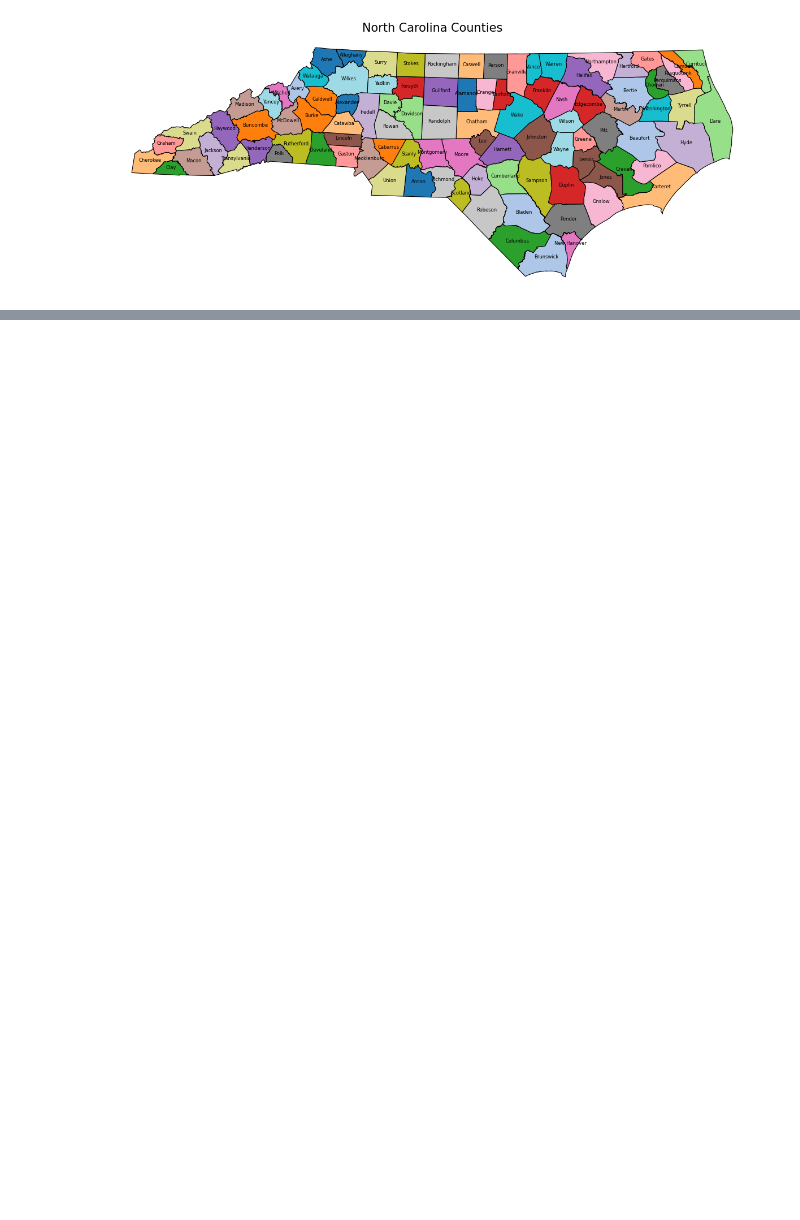
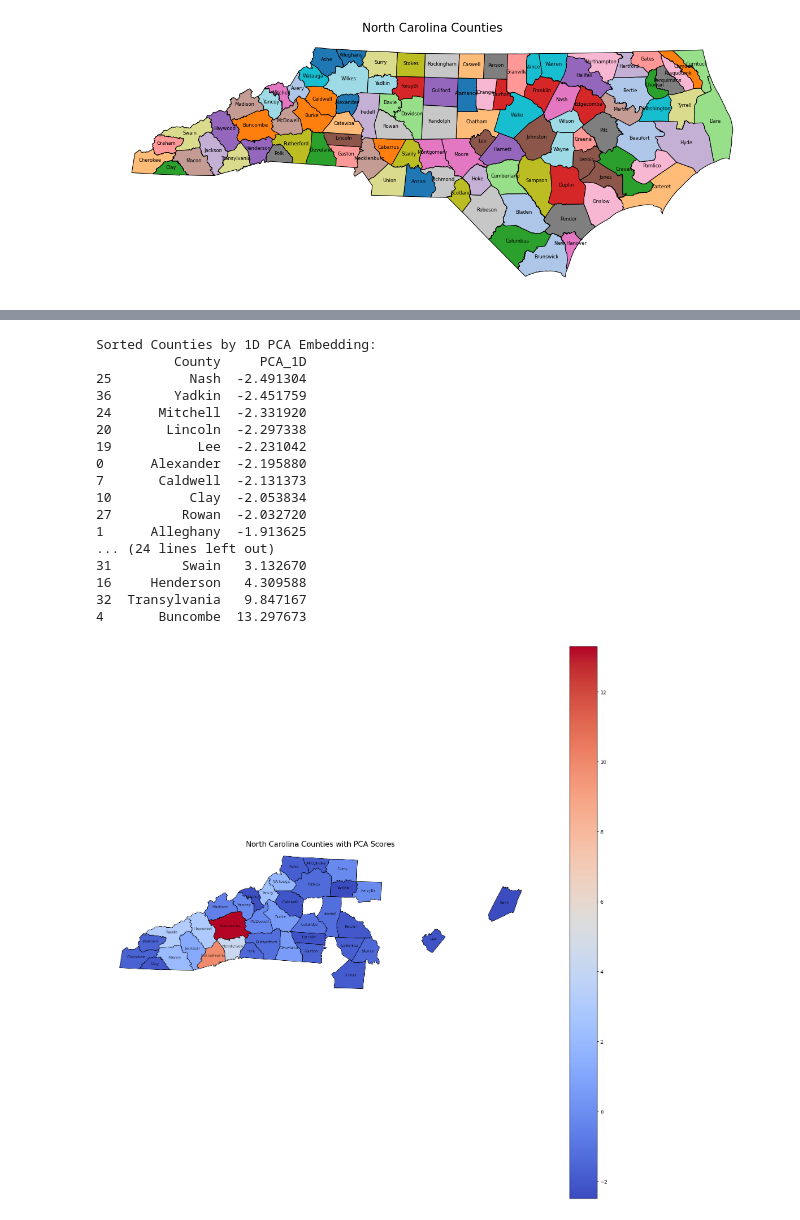
Before and after one commit to zakk-h/NCTrailVisitation, a Jupyter notebook: work.ipynb, the cells around one changed output, grey strips where cells are left out. Cells and saved outputs as stored; diff of their text form; code cells hidden in the pictures; blank space fills up the shorter version.

```diff
--- a/work.ipynb
+++ b/work.ipynb
@@ -35,0 +302,62 @@ plt.show()
+# %%
+
+# Apply PCA for 1D embedding
+pca_reducer = PCA(n_components=1)
+embedding_1d = pca_reducer.fit_transform(normalized_values)
+
+# Create a sorted table of counties by their 1D PCA embedding values
+sorted_table = pd.DataFrame({
+    'County': county_names,
+    'PCA_1D': embedding_1d.flatten()
+}).sort_values(by='PCA_1D')
+
+print("Sorted Counties by 1D PCA Embedding:")
+print(sorted_table)
+
+
+# Load geographic data for NC counties
+nc_counties = gpd.read_file("Boundaries/NCDOT_County_Boundaries.shp")  # Update with the correct path
+nc_counties['NAME'] = nc_counties['NAME'].str.strip()  # Ensure no trailing spaces in county names
+
+# Merge cluster labels and PCA scores with geographic data
+normalized_data['PCA_1D'] = embedding_1d.flatten()
+merged_data = nc_counties.merge(normalized_data, left_on='NAME', right_on='County')
+
+# Plot counties colored by PCA score
+fig, ax = plt.subplots(1, 1, figsize=(16, 16))
+merged_data.plot(
+    column='PCA_1D',
+    cmap='coolwarm',
+    linewidth=0.8,
+    ax=ax,
+    edgecolor='black',
+    legend=True
+)
+
+# Add county labels without scores
+for x, y, label in zip(merged_data.geometry.centroid.x, merged_data.geometry.centroid.y, merged_data['NAME']):
+    ax.text(x, y, label, fontsize=8, ha='center', alpha=0.7)
+
+ax.set_title("North Carolina Counties with PCA Scores", fontdict={'fontsize': '15', 'fontweight': '3'})
+ax.axis('off')
+plt.tight_layout()
+plt.show()
+# %% [output]
+Sorted Counties by 1D PCA Embedding:
+          County     PCA_1D
+25          Nash  -2.491304
+36        Yadkin  -2.451759
+24      Mitchell  -2.331920
+20       Lincoln  -2.297338
+19           Lee  -2.231042
+0      Alexander  -2.195880
+7       Caldwell  -2.131373
+10          Clay  -2.053834
+27         Rowan  -2.032720
+1      Alleghany  -1.913625
+... (24 lines left out)
+31         Swain   3.132670
+16     Henderson   4.309588
+32  Transylvania   9.847167
+4       Buncombe  13.297673
+[figure, added]
```
Also changed, not shown: parts of 5 cells of this notebook, 1 other file.
